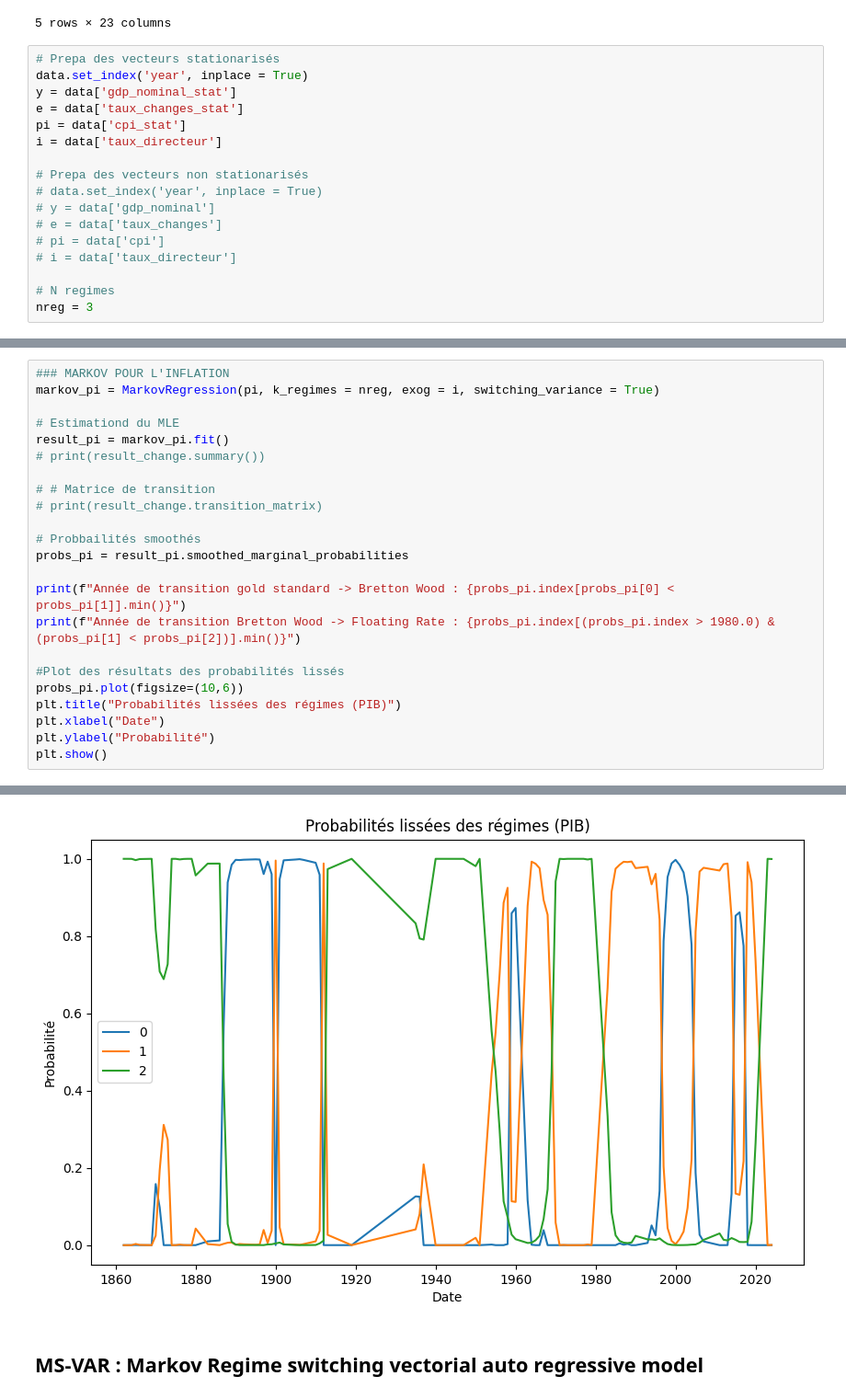
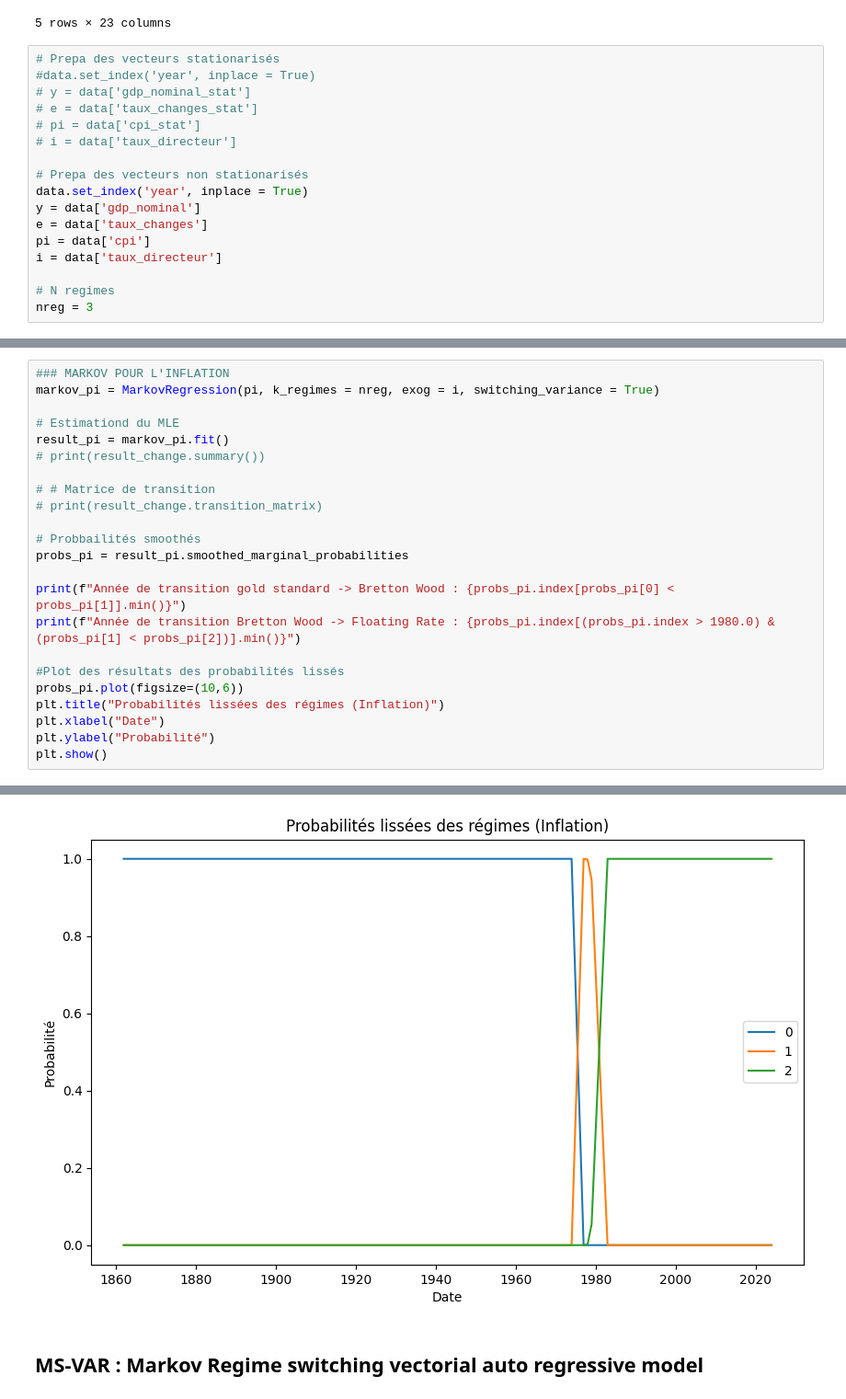
Before and after one commit to TimmGRT/Monetary-Policy-UK-1870-2025, a Jupyter notebook: CODE_ZONE/timeo_code/timeo_code_markov.ipynb, the cells around one changed output, grey strips where cells are left out. Shown at 92% size. Saved outputs shown, nothing was run; the diff lists cells and outputs as text.

```diff
--- a/CODE_ZONE/timeo_code/timeo_code_markov.ipynb
+++ b/CODE_ZONE/timeo_code/timeo_code_markov.ipynb
@@ -260,18 +259,18 @@ data.head(5)
 5 rows × 23 columns
 # %%
 # Prepa des vecteurs stationarisés
-data.set_index('year', inplace = True)
-y = data['gdp_nominal_stat']
-e = data['taux_changes_stat']
-pi = data['cpi_stat']
-i = data['taux_directeur']
+#data.set_index('year', inplace = True)
+# y = data['gdp_nominal_stat']
+# e = data['taux_changes_stat']
+# pi = data['cpi_stat']
+# i = data['taux_directeur']
 
 # Prepa des vecteurs non stationarisés
-# data.set_index('year', inplace = True)
-# y = data['gdp_nominal']
-# e = data['taux_changes']
-# pi = data['cpi']
-# i = data['taux_directeur']
+data.set_index('year', inplace = True)
+y = data['gdp_nominal']
+e = data['taux_changes']
+pi = data['cpi']
+i = data['taux_directeur']
 
 # N regimes
 nreg = 3
@@ -363,7 +362,7 @@ print(f"Année de transition Bretton Wood -> Floating Rate : {probs_pi.index[(pr
 
 #Plot des résultats des probabilités lissés
 probs_pi.plot(figsize=(10,6))
-plt.title("Probabilités lissées des régimes (PIB)")
+plt.title("Probabilités lissées des régimes (Inflation)")
 plt.xlabel("Date")
 plt.ylabel("Probabilité")
 plt.show()
@@ -373,4 +372,4 @@ Année de transition Bretton Wood -> Floating Rate : 2023.0
-[figure, old version]
+[figure, new version]
 # %% [markdown]
 ## **MS-VAR : Markov Regime switching vectorial auto regressive model**
 # %%
```
Also changed, not shown: parts of 5 cells of this notebook.
